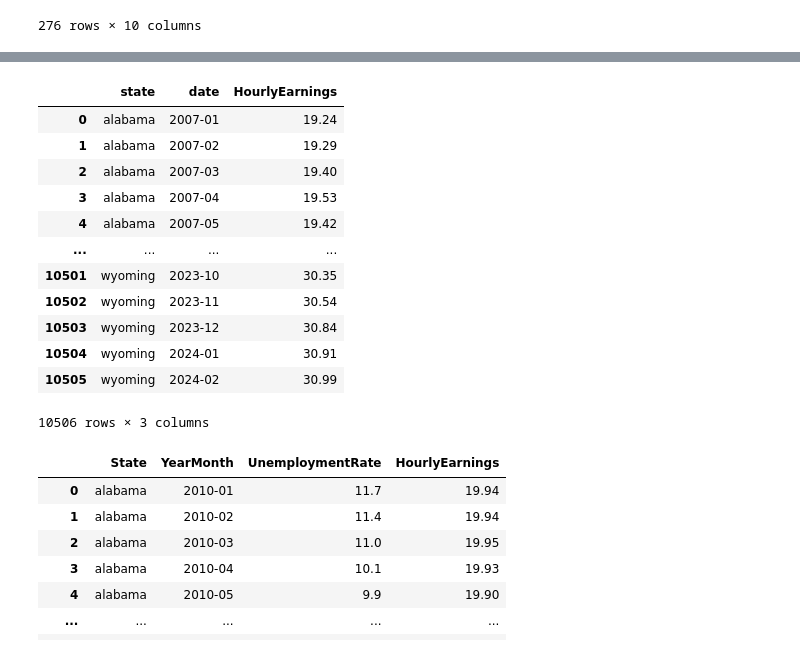
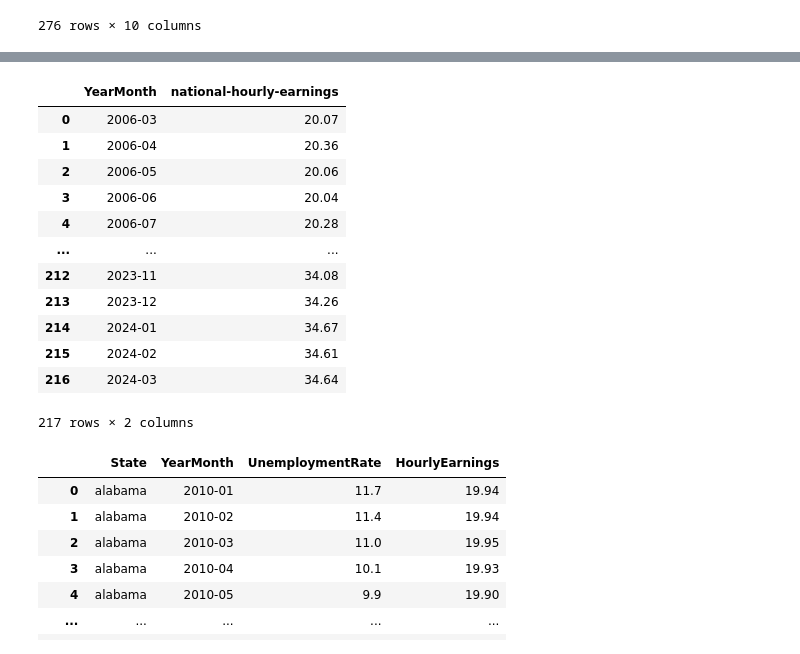
Before and after one commit to SAT-Enjoyers/citadel-datathon, a Jupyter notebook: eda/analyse_meat_hourly_rate.ipynb, the cells around one changed output, grey strips where cells are left out. Drawn from its saved outputs; the diff is of its cells as text; code cells hidden in the pictures.

```diff
--- a/eda/analyse_meat_hourly_rate.ipynb
+++ b/eda/analyse_meat_hourly_rate.ipynb
@@ -54,23 +61,26 @@ unemployment_df
 # %%
 HOURLY_EARNINGS='../udataset/hourly_earnings.csv'
 earnings_df = pd.read_csv(HOURLY_EARNINGS)
 earnings_df = earnings_df.rename(columns = {'YearMonth': 'date', 'State': 'state'})
 #poverty_df['date'] = poverty_df['date'].str.slice(0, 7)
-earnings_df
+NATIONAL_HOURLY_EARNINGS='../dataset/national_hourly_earnings.csv'
+national_earnings_df = pd.read_csv(NATIONAL_HOURLY_EARNINGS)
+national_earnings_df = national_earnings_df.rename(columns = {'HourlyEarnings': 'national-hourly-earnings'})
+national_earnings_df
 # %% [output]
-|  | state | date | HourlyEarnings |
-| 0 | alabama | 2007-01 | 19.24 |
-| 1 | alabama | 2007-02 | 19.29 |
-| 2 | alabama | 2007-03 | 19.40 |
-| 3 | alabama | 2007-04 | 19.53 |
-| 4 | alabama | 2007-05 | 19.42 |
-| ... | ... | ... | ... |
-| 10501 | wyoming | 2023-10 | 30.35 |
-| 10502 | wyoming | 2023-11 | 30.54 |
-| 10503 | wyoming | 2023-12 | 30.84 |
-| 10504 | wyoming | 2024-01 | 30.91 |
-| 10505 | wyoming | 2024-02 | 30.99 |
+|  | YearMonth | national-hourly-earnings |
+| 0 | 2006-03 | 20.07 |
+| 1 | 2006-04 | 20.36 |
+| 2 | 2006-05 | 20.06 |
+| 3 | 2006-06 | 20.04 |
+| 4 | 2006-07 | 20.28 |
+| ... | ... | ... |
+| 212 | 2023-11 | 34.08 |
+| 213 | 2023-12 | 34.26 |
+| 214 | 2024-01 | 34.67 |
+| 215 | 2024-02 | 34.61 |
+| 216 | 2024-03 | 34.64 |
-10506 rows × 3 columns
+217 rows × 2 columns
 # %%
 unemployment_df = pd.merge(unemployment_df, earnings_df,
                            left_on=['YearMonth', 'State'],
```
Also changed, not shown: parts of 6 cells of this notebook, 1 other file.
